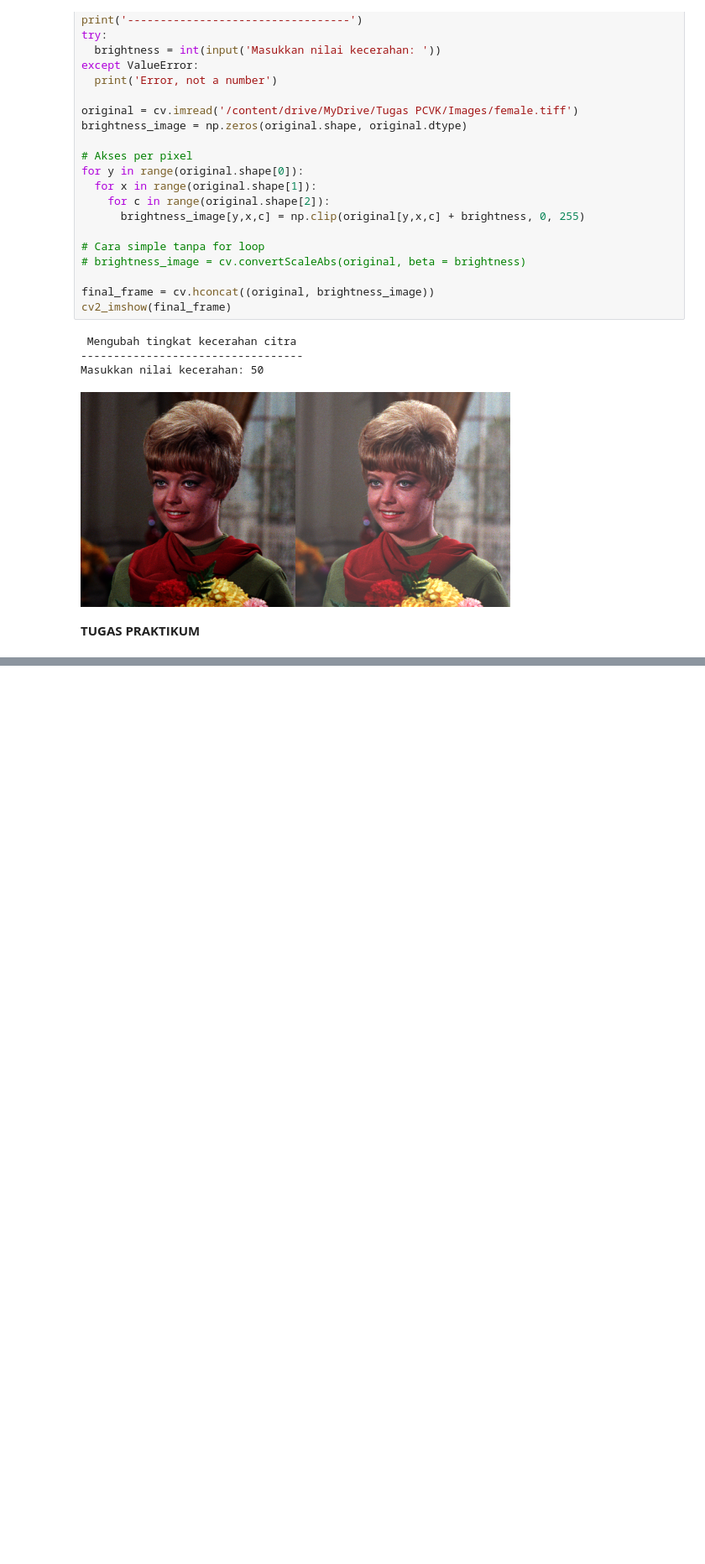
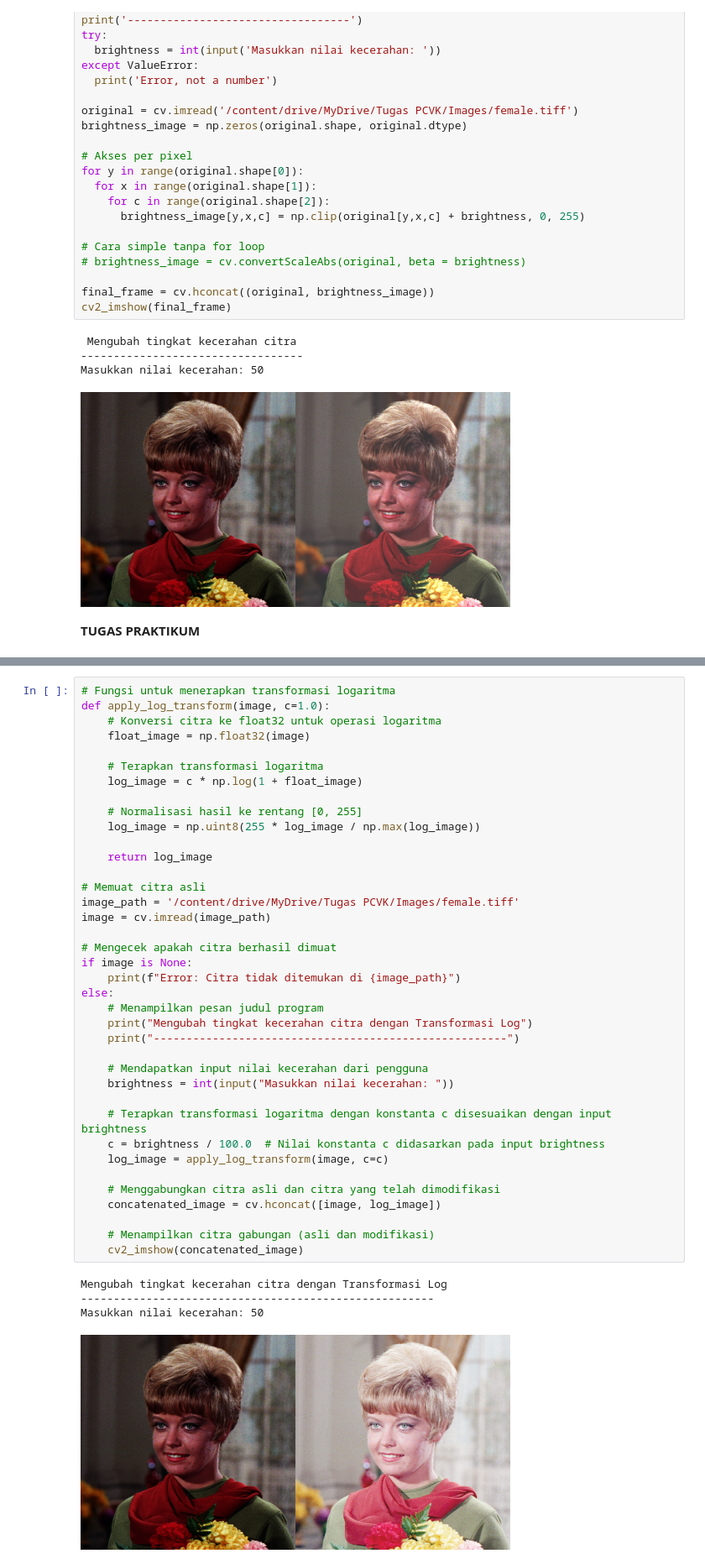
Before and after one commit to ZakiLazuardi987/PCVK_Ganjil_2024, a Jupyter notebook: Week3.ipynb, the cells around one changed output, grey strips where cells are left out. Shown at 84% size. Cells and saved outputs as stored; diff of their text form; blank space fills up the shorter version.

```diff
--- a/Week3.ipynb
+++ b/Week3.ipynb
@@ -65,0 +114,43 @@ Citra Negatif (Inverse Citra):
+# %%
+# Fungsi untuk menerapkan transformasi logaritma
+def apply_log_transform(image, c=1.0):
+    # Konversi citra ke float32 untuk operasi logaritma
+    float_image = np.float32(image)
+
+    # Terapkan transformasi logaritma
+    log_image = c * np.log(1 + float_image)
+
+    # Normalisasi hasil ke rentang [0, 255]
+    log_image = np.uint8(255 * log_image / np.max(log_image))
+
+    return log_image
+
+# Memuat citra asli
+image_path = '/content/drive/MyDrive/Tugas PCVK/Images/female.tiff'
+image = cv.imread(image_path)
+
+# Mengecek apakah citra berhasil dimuat
+if image is None:
+    print(f"Error: Citra tidak ditemukan di {image_path}")
+else:
+    # Menampilkan pesan judul program
+    print("Mengubah tingkat kecerahan citra dengan Transformasi Log")
+    print("------------------------------------------------------")
+
+    # Mendapatkan input nilai kecerahan dari pengguna
+    brightness = int(input("Masukkan nilai kecerahan: "))
+
+    # Terapkan transformasi logaritma dengan konstanta c disesuaikan dengan input brightness
+    c = brightness / 100.0  # Nilai konstanta c didasarkan pada input brightness
+    log_image = apply_log_transform(image, c=c)
+
+    # Menggabungkan citra asli dan citra yang telah dimodifikasi
+    concatenated_image = cv.hconcat([image, log_image])
+
+    # Menampilkan citra gabungan (asli dan modifikasi)
+    cv2_imshow(concatenated_image)
+# %% [output]
+Mengubah tingkat kecerahan citra dengan Transformasi Log
+------------------------------------------------------
+Masukkan nilai kecerahan: 50
+[figure, added]
```
Also changed, not shown: parts of 3 cells of this notebook.
